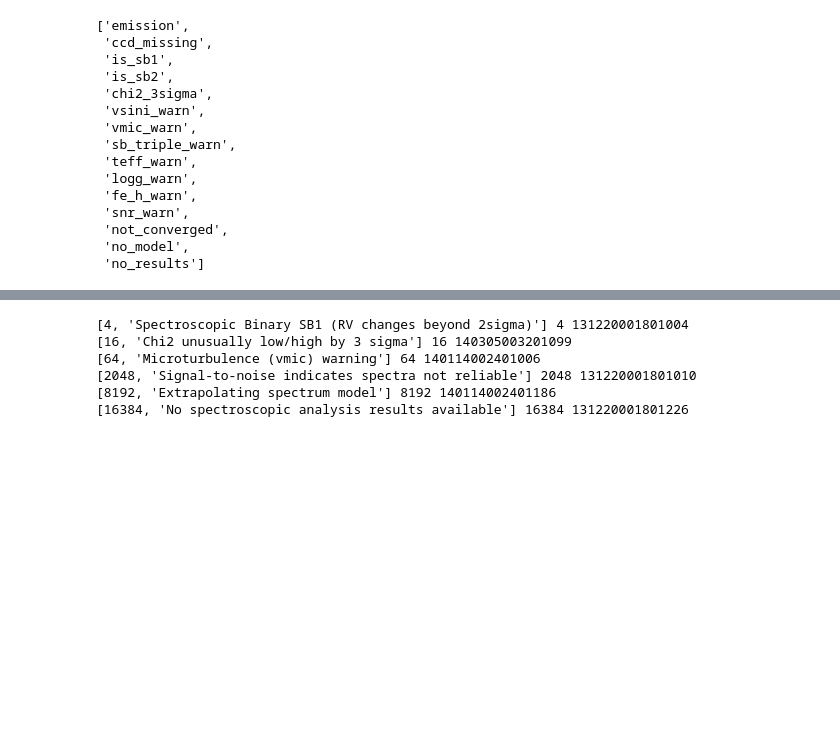
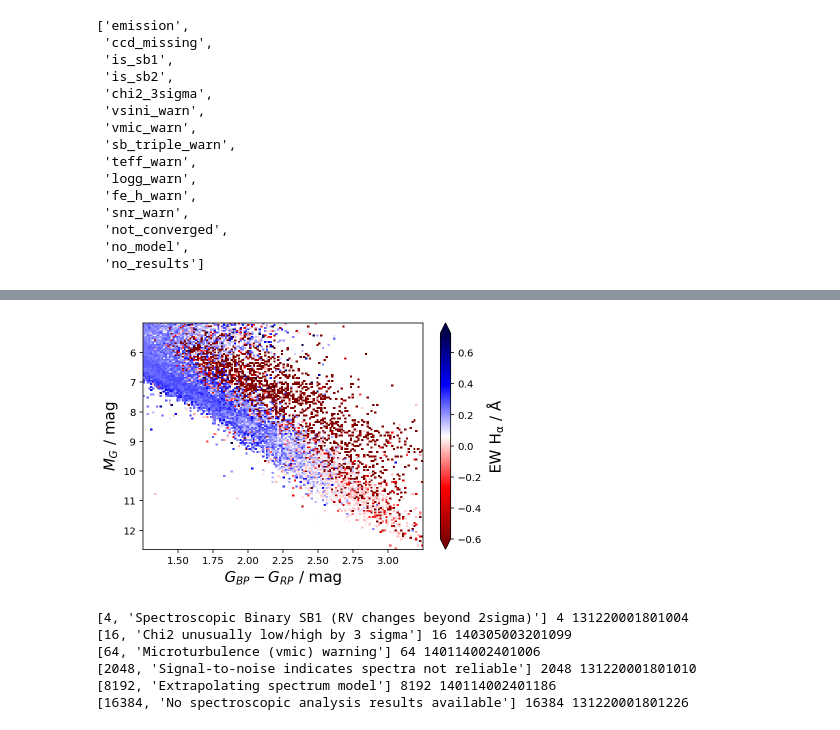
Before and after one commit to svenbuder/GALAH_DR4, a Jupyter notebook: validation/galah_dr4_validation_flag_sp.ipynb, the cells around one changed output, grey strips where cells are left out. Saved outputs shown, nothing was run; the diff lists cells and outputs as text; code cells hidden in the pictures; blank space fills up the shorter version.

Commit message:
emission lines

```diff
--- a/validation/galah_dr4_validation_flag_sp.ipynb
+++ b/validation/galah_dr4_validation_flag_sp.ipynb
@@ -503,3 +509,34 @@ plt.savefig('figures/examples_flag_sp_2.png',dpi=200,bbox_inches = 'tight')
+# %%
+# Example Emission
+
+f, ax = plt.subplots()
+
+region = (
+    (data_allspec['bp_rp'] > 1.25) &
+    (data_allspec['bp_rp'] < 3.25) &
+    (data_allspec['phot_g_mean_mag'] - 5*np.log10(data_allspec['r_med']/10) > 5) &
+    (data_allspec['phot_g_mean_mag'] - 5*np.log10(data_allspec['r_med']/10) < 13) &
+    np.isfinite(data_allspec['ew_h_alpha'])
+)
+
+H, xedges, yedges, binnumber = stats.binned_statistic_2d(
+    data_allspec['bp_rp'][region],
+    data_allspec['phot_g_mean_mag'][region] - 5*np.log10(data_allspec['r_med'][region]/10),
+    values = data_allspec['ew_h_alpha'][region], statistic='median' ,
+    bins = [150, 150])
+XX, YY = np.meshgrid(xedges, yedges)
+s = ax.pcolormesh(XX,YY,H.T,cmap='seismic_r',vmin=-0.6,vmax=0.725)
+
+cbar = plt.colorbar(s,ax=ax,extend='both')
+cbar.set_label(r'EW $\mathrm{H_\alpha}~/~\mathrm{\AA}$',fontsize=15)
+
+ax.set_ylim(ax.get_ylim()[::-1])
+ax.set_xlabel(r'$G_{BP} - G_{RP}~/~\mathrm{mag}$',fontsize=15)
+ax.set_ylabel(r'$M_{G}~/~\mathrm{mag}$',fontsize=15)
+plt.tight_layout()
+plt.savefig('figures/emission_young_stars.png',dpi=200,bbox_inches = 'tight')
+# %% [output]
+[figure, added]
 # %%
 # to find good tmass star with SB2
 
```
Also changed, not shown: parts of 1 cell of this notebook, 3 other files.
